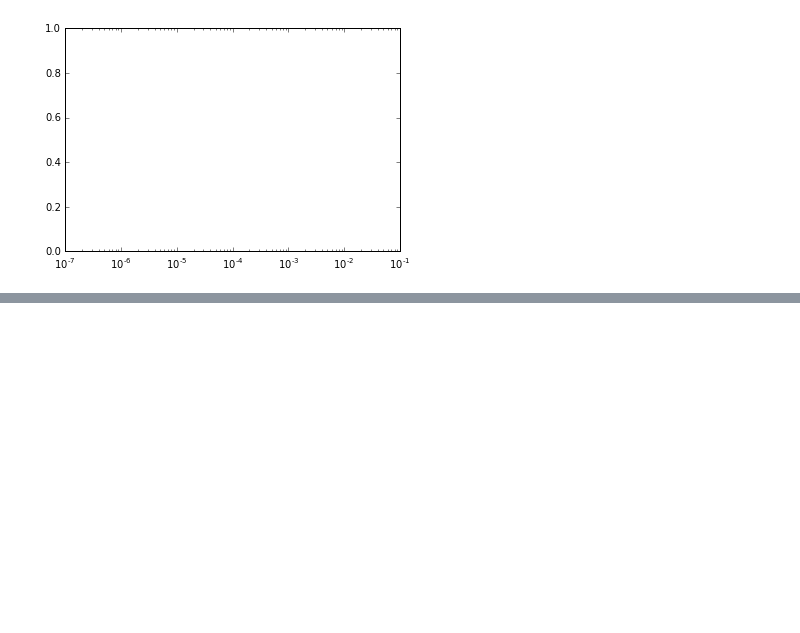
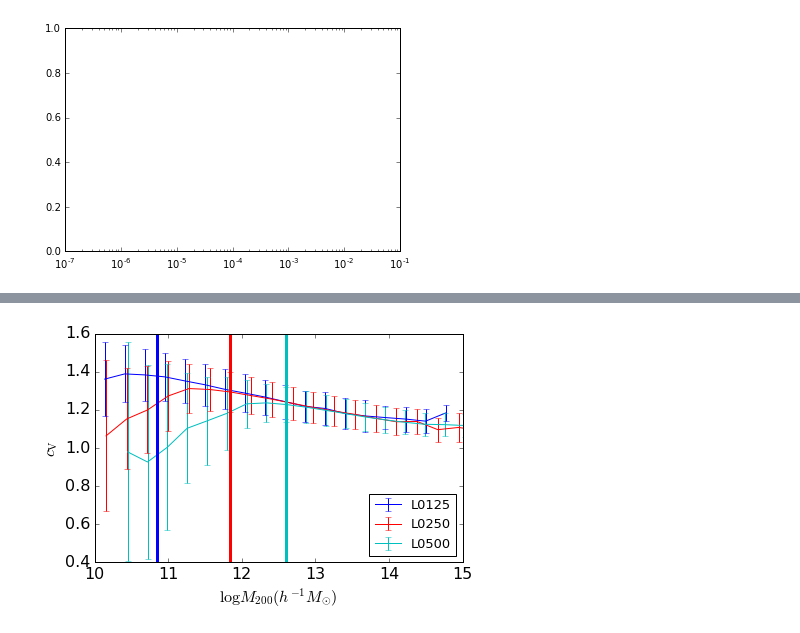
Before and after one commit to villarrealas/haloenviron-pipeline, a Jupyter notebook: halotools-pipe.ipynb, the cells around one changed output, grey strips where cells are left out. Drawn from its saved outputs; the diff is of its cells as text; code cells hidden in the pictures; blank space fills up the shorter version.

Commit message:
some minor plotting changes

```diff
--- a/halotools-pipe.ipynb
+++ b/halotools-pipe.ipynb
@@ -12,8 +13,8 @@ import scipy.stats as stats
 import halotools.mock_observables as mo
 import halotools.sim_manager as sm
 # %%
-fname = './l0500_d340b.catalog' # file name to z0.0.catalog
-mthresh = 3e12  # threshold mass in Msun/h
+fname = './l0250_d200b.catalog' # file name to z0.0.catalog
+mthresh = 4e12  # threshold mass in Msun/h
 gnewton = 4.302e-6
 lbox = 500.0
 vhost_min = 240.0
@@ -514,33 +542,36 @@ running_std    = [Y1[idx==k].std() for k in range(total_bins)]
 plt.errorbar(bins-delta/2,running_median,
               running_std, color='b', label='L0125', lw=1)
 
 bins = np.linspace(X2.min(),X2.max(), total_bins)
 delta = bins[1]-bins[0]
 idx  = np.digitize(X2,bins)
 running_median = [np.median(Y2[idx==k]) for k in range(total_bins)]
 
 running_std    = [Y2[idx==k].std() for k in range(total_bins)]
 plt.errorbar(bins-delta/2,running_median,
               running_std, color='r', label='L0250', lw=1)
 
 bins = np.linspace(X3.min(),X3.max(), total_bins)
 delta = bins[1]-bins[0]
 idx  = np.digitize(X3,bins)
 running_median = [np.median(Y3[idx==k]) for k in range(total_bins)]
 
 running_std    = [Y3[idx==k].std() for k in range(total_bins)]
 plt.errorbar(bins-delta/2,running_median,
               running_std, color='c', label='L0500', lw=1)
 
 plt.axvline(x=np.log10(7e10), color='b')
 plt.axvline(x=np.log10(7e11), color='r')
 plt.axvline(x=np.log10(4e12), color='c')
 
 plt.xlim(np.log10(1e10), 15)
 plt.xlabel(r'$\log M_{\mathrm{200}} (h^{-1}M_{\odot})$')
 plt.ylabel(r'$c_{\mathrm{V}}$')
+plt.tight_layout(pad=0.1)
 plt.legend(numpoints=1, loc='lower right', prop={'size':13})
 plt.savefig('./FIGS/masscut_cV_d200.pdf')
+# %% [output]
+[figure, added]
 # %%
 total_bins = 20
 
```
Also changed, not shown: parts of 15 cells of this notebook.
